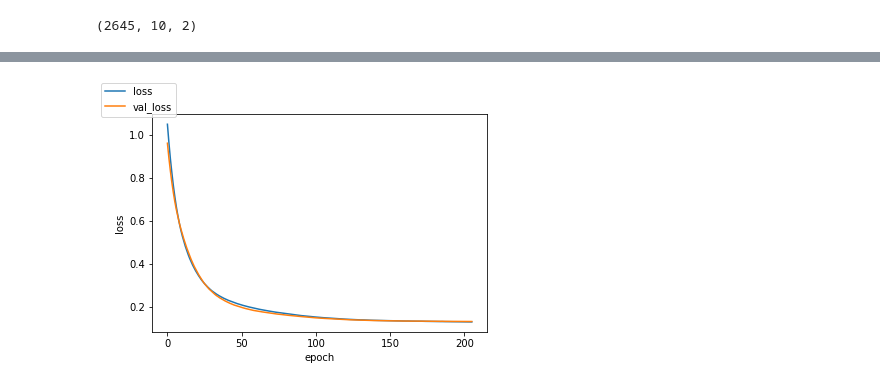
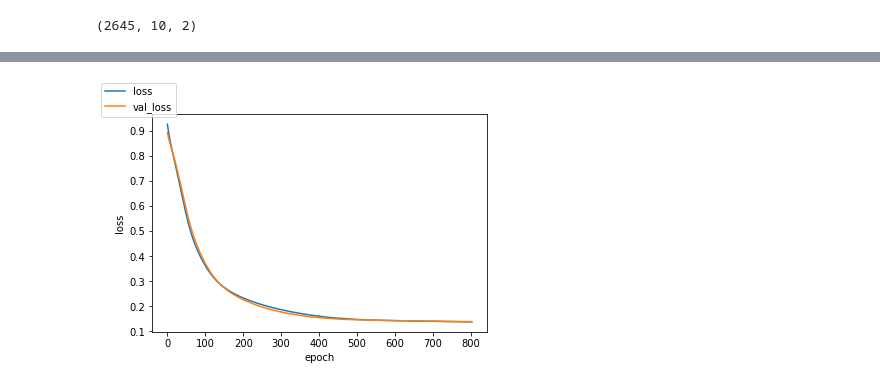
Before and after one commit to UMN-CMS/ECAL_FAIR, a Jupyter notebook: notebooks/GRU.ipynb, the cells around one changed output, grey strips where cells are left out. Cells and saved outputs as stored; diff of their text form; code cells hidden in the pictures.

```diff
--- a/notebooks/GRU.ipynb
+++ b/notebooks/GRU.ipynb
@@ -133,11 +133,11 @@ import time
 # %%
 # learning rate schedule
 def step_decay(epoch):
-    initial_lrate = 0.0001
+    initial_lrate = 0.00001
     drop = 0.5
     epochs_drop = 200
     lrate = initial_lrate * pow(drop, floor((1+epoch)/epochs_drop))
-    return lrate
+    return initial_lrate
 
 def my_loss_fn(y_true, y_pred):
     return y_true - y_pred
@@ -172,7 +172,9 @@ for loss in losses:
 
                         lrate = LearningRateScheduler(step_decay)
                         model = Sequential()
-                        model.add(GRU(LATENT_DIM, input_shape=(T, 2), kernel_regularizer=l2(reg_val), recurrent_regularizer=l2(reg_val), bias_regularizer=l2(reg_val)))
+                        model.add(GRU(LATENT_DIM,return_sequences=True, input_shape=(T, 2), kernel_regularizer=l2(reg_val), recurrent_regularizer=l2(reg_val), bias_regularizer=l2(reg_val)))
+                        model.add(GRU(LATENT_DIM,return_sequences=True, kernel_regularizer=l2(reg_val), recurrent_regularizer=l2(reg_val), bias_regularizer=l2(reg_val)))
+                        model.add(GRU(LATENT_DIM, kernel_regularizer=l2(reg_val), recurrent_regularizer=l2(reg_val), bias_regularizer=l2(reg_val)))
                         #model.add(LSTM(32, kernel_regularizer=l2(0.01), recurrent_regularizer=l2(0.01), bias_regularizer=l2(0.01)))
                         model.add(Dense(HORIZON))
                         model.compile(optimizer=optimizer, loss=loss,
@@ -232,4 +234,4 @@ _________________________________________________________________
-[figure, old version]
+[figure, new version]
 # %%
 #for result in val_results:
   #  print("ndim: ",result[0])
```
Also changed, not shown: parts of 11 cells of this notebook, 3 other files.
